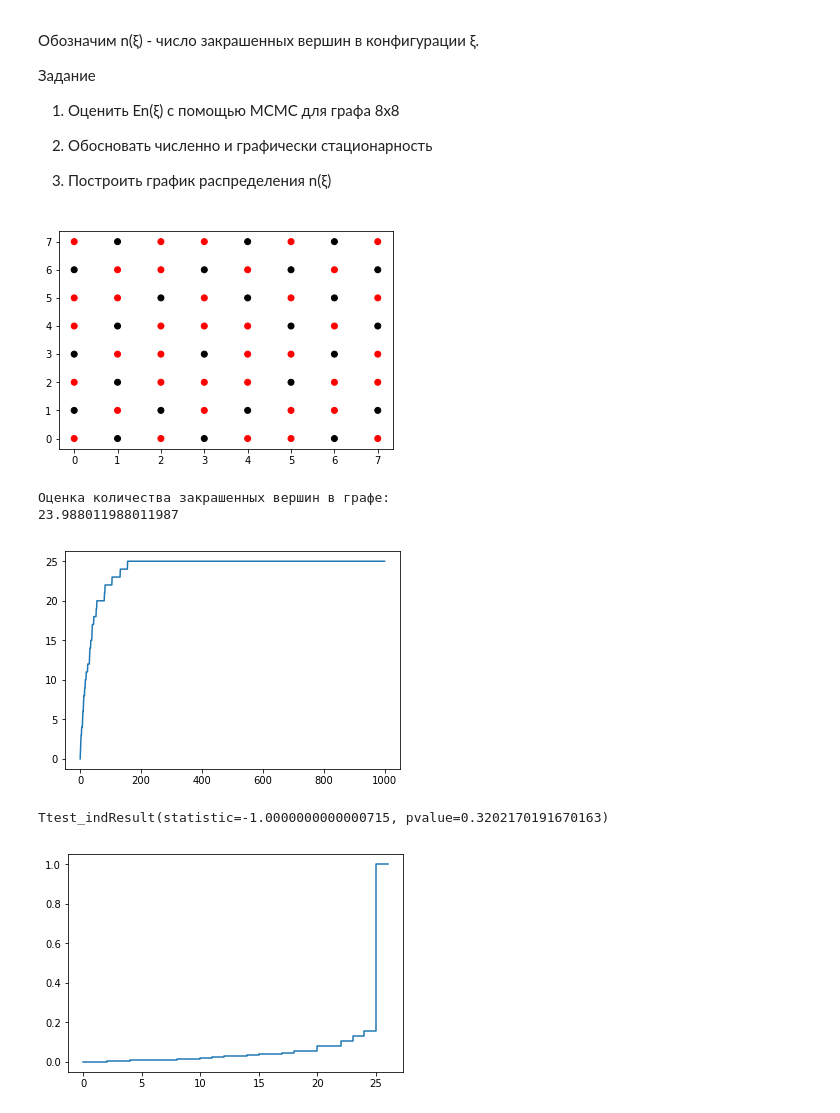
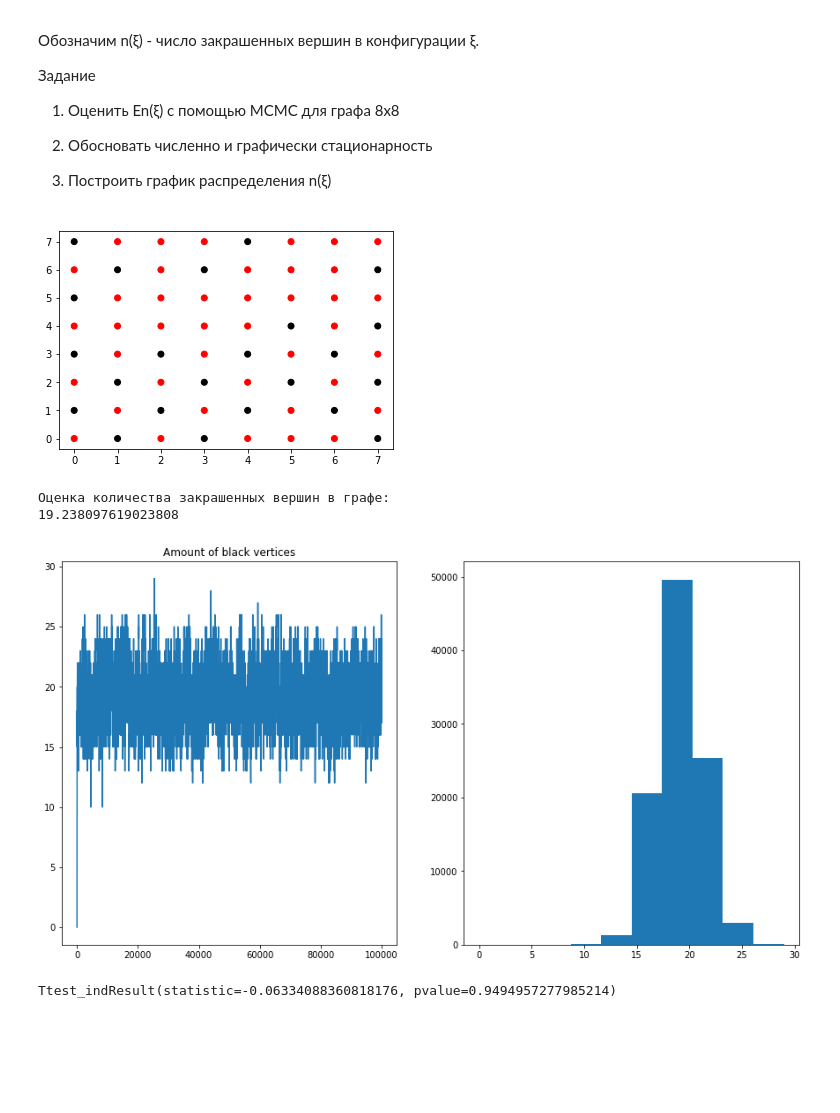
Before and after one commit to KuznetsovaAS/hometask_1, a Jupyter notebook: hometask_6.ipynb, the cells around one changed output. Drawn from its saved outputs; the diff is of its cells as text; code cells hidden in the pictures; blank space fills up the shorter version.

```diff
--- a/hometask_6.ipynb
+++ b/hometask_6.ipynb
@@ -70,6 +70,9 @@ def metroplis(start, value, proposal, niter, nburn=0, **kwargs):
         proposed = proposal(current, **kwargs)
         if value(**kwargs) == 1:
             current = proposed
+        else:
+            i = np.random.choice(8,2)
+            current[i[0]][i[1]] = 0;
         post.append(int(np.sum(current)))
     plot_grid(current.astype('bool'))
     return post[nburn:]
@@ -100,41 +103,33 @@ def proposal(current, **kwargs):
     return current
 
 size = 8
-narr = np.random.choice([0, 1], size=size**2).reshape((size, size))
 
-post = metroplis(np.zeros((8,8)), value, proposal, 1000)
+post = metroplis(np.zeros((8,8)), value, proposal, 100000)
 # %% [output]
-[figure, old version]
+[figure, new version]
 # %%
 print("Оценка количества закрашенных вершин в графе: ")
 print(sum(post)/len(post))
 # %% [output]
 Оценка количества закрашенных вершин в графе:
-23.988011988011987
+19.238097619023808
 # %%
 def g_test(x, start=0.1, end=0.1):
     return stats.ttest_ind(x[:int(len(x) * start)], x[-int(len(x) * end):], equal_var=False)
 # %%
 #Из численных и графических данных можно сделать вывод о стационарности
 from scipy import stats
+
+plt.figure(figsize=(15,8))
+plt.subplot(1,2,1)
 plt.plot(post)
+plt.title("Amount of black vertices")
+
+plt.subplot(1,2,2)
+plt.hist(post)
 plt.show()
 
-g_test(post[155:1000])
+g_test(post[4000:100000])
 # %% [output]
-[figure, old version]
+[figure, new version]
-Ttest_indResult(statistic=-1.0000000000000715, pvalue=0.3202170191670163)
+Ttest_indResult(statistic=-0.06334088360818176, pvalue=0.9494957277985214)
-# %%
-#График распределения числа закрашенных вершин
-u = np.unique(np.array(post))
-P = [(np.array(post)==i).sum() for i in u]
-P/=sum(P)
-F = [P[:i].sum() for i in range(1,len(P)+1)]
-
-d = np.sort(np.hstack((u, np.append(u, max(u)+1))))
-dd = np.sort(np.hstack((np.append(F, 0), F)))
-
-plt.plot(d,dd)
-plt.show()
-# %% [output]
-[figure, removed]
```
